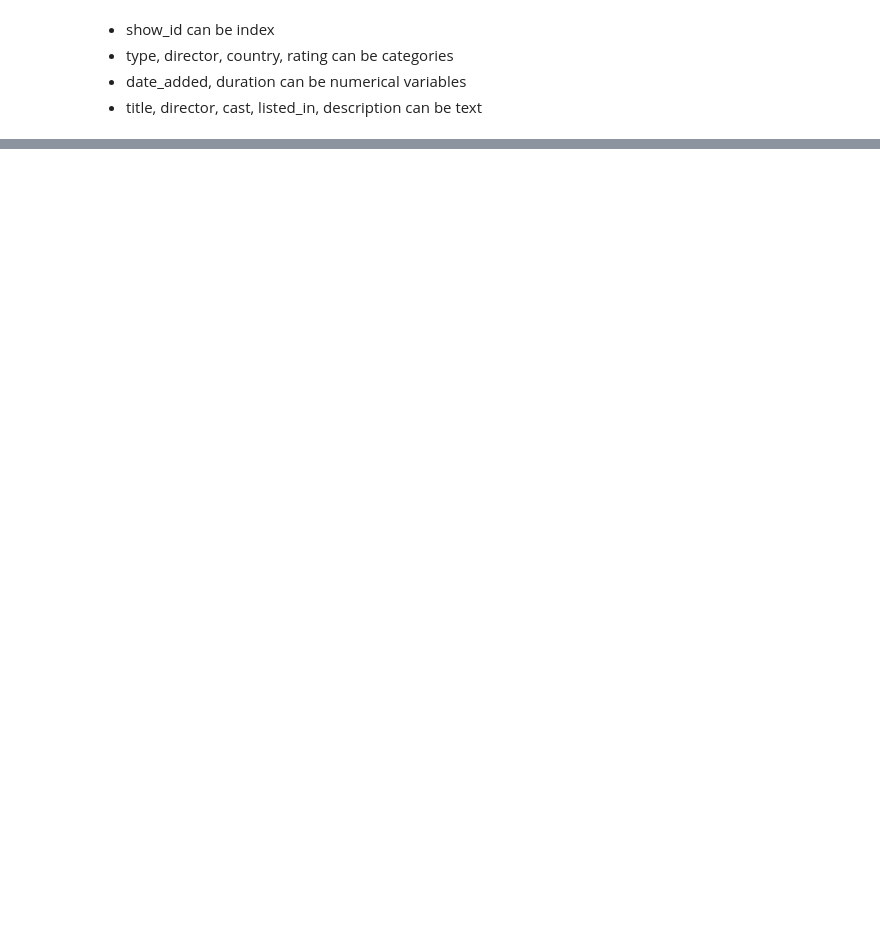
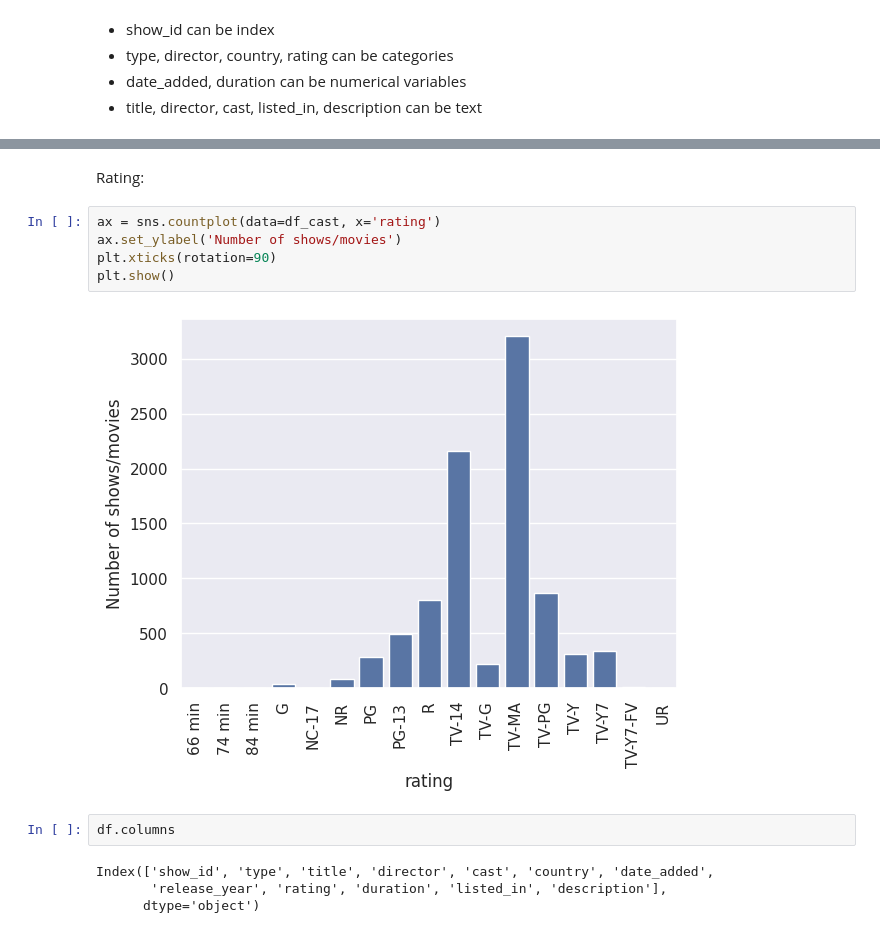
Before and after one commit to ravikumargrk/assignments, a Jupyter notebook: case-studies/20250201-DataCleaning.ipynb, the cells around one changed output, grey strips where cells are left out. Saved outputs shown, nothing was run; the diff lists cells and outputs as text; blank space fills up the shorter version.

```diff
--- a/case-studies/20250201-DataCleaning.ipynb
+++ b/case-studies/20250201-DataCleaning.ipynb
@@ -110,0 +186,15 @@ dtype: object
+# %% [markdown]
+Rating:
+# %%
+ax = sns.countplot(data=df_cast, x='rating')
+ax.set_ylabel('Number of shows/movies')
+plt.xticks(rotation=90)
+plt.show()
+# %% [output]
+[figure, added]
+# %%
+df.columns
+# %% [output]
+Index(['show_id', 'type', 'title', 'director', 'cast', 'country', 'date_added',
+       'release_year', 'rating', 'duration', 'listed_in', 'description'],
+      dtype='object')
```
Also changed, not shown: parts of 19 cells of this notebook.
